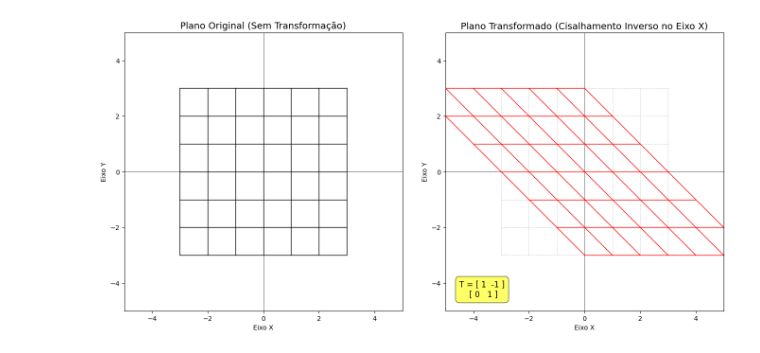
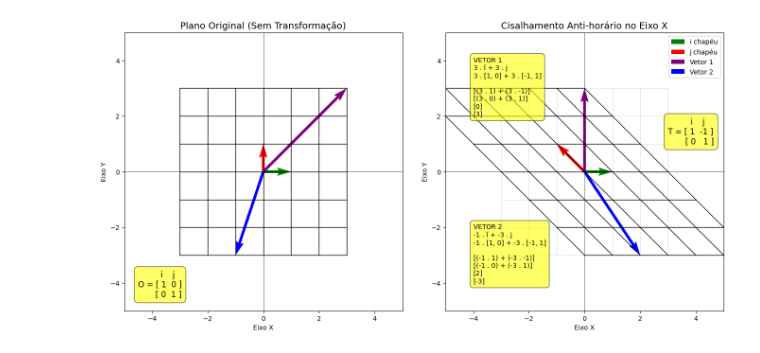
Before and after one commit to Fabo-Barbosa/Matematica-Computacional, a Jupyter notebook: atividade_0/linear_transformation.ipynb, the cells around one changed output. Saved outputs shown, nothing was run; the diff lists cells and outputs as text; code cells hidden in the pictures.

```diff
--- a/atividade_0/linear_transformation.ipynb
+++ b/atividade_0/linear_transformation.ipynb
@@ -53,19 +88,17 @@ plt.show()
 import numpy as np
 import matplotlib.pyplot as plt
 
-# --- 1. Definições de Transformação e Matriz de Cisalhamento ---
-
-# Cisalhamento no eixo X (T = [[1, s], [0, 1]]) com s negativo
+# Cisalhamento no eixo antihorário
 fator_cisalhamento = -1.0
 matriz_cisalhamento = np.array([[1, fator_cisalhamento],
                                 [0, 1]])
 
-# 2. Criação da Grade de Pontos
+# Criação da Grade de Pontos
 limites = np.linspace(-3, 3, 7)
 num_pontos = 50
 eixos_base = np.linspace(limites.min(), limites.max(), num_pontos)
 
-# --- 3. Configuração da Figura com Dois Eixos ---
+#  Configuração da Figura com Dois Eixos
 fig, axes = plt.subplots(nrows=1, ncols=2, figsize=(14, 7))
 ax_original = axes[0]
 ax_transformado = axes[1]
@@ -81,55 +114,75 @@ for ax in axes:
     ax.axvline(0, color='black', linewidth=0.5)
     ax.grid(False)
 
-
-# --------------------------------------------------------
-# 4. Plotagem no PLANO ORIGINAL (ax_original)
-# --------------------------------------------------------
-
 for val in limites:
     ax_original.plot([val, val], [limites.min(), limites.max()],
                      color='black', linestyle='-', linewidth=1)
     ax_original.plot([limites.min(), limites.max()], [val, val],
                      color='black', linestyle='-', linewidth=1)
 ax_original.set_title('Plano Original (Sem Transformação)', fontsize=14)
 
-
-# --------------------------------------------------------
-# 5. Plotagem no PLANO TRANSFORMADO (ax_transformado)
-# --------------------------------------------------------
+# vetores bases no ax original (i, j)
+ax_original.quiver(0, 0, 1, 0, angles='xy', scale_units='xy', scale=1, color='green', width=0.01, label='i chapéu')
+ax_original.quiver(0, 0, 0, 1, angles='xy', scale_units='xy', scale=1, color='red', width=0.01, label='j chapéu')
+ax_original.text(-4.5, -4.5,
+                     '         i    j\nO = [ 1  0 ]\n       [ 0  1 ]',
+                     fontsize=12,
+                     bbox=dict(facecolor='yellow', alpha=0.6, boxstyle='round,pad=0.5'))
+# vetores
+vet1 = np.array([3, 3])
+vet2 = np.array([-1, -3])
+ax_original.quiver(0, 0, vet1[0], vet1[1], angles='xy', scale_units='xy', scale=1, color='purple', width=0.01, label='Vetor 1')
+ax_original.quiver(0, 0, vet2[0], vet2[1], angles='xy', scale_units='xy', scale=1, color='blue', width=0.01, label='Vetor 2')
 
 # Grade Original (Referência Cinza)
 for val in limites:
     ax_transformado.plot([val, val], [limites.min(), limites.max()],
                          color='gray', linestyle=':', linewidth=0.5)
     ax_transformado.plot([limites.min(), limites.max()], [val, val],
                          color='gray', linestyle=':', linewidth=0.5)
 
 # Aplicação da Transformação à Grade (Linhas Vermelhas Transformadas)
 for x in limites:
     linha_original = np.array([np.full(num_pontos, x), eixos_base])
     linha_transformada = matriz_cisalhamento @ linha_original
     ax_transformado.plot(linha_transformada[0, :], linha_transformada[1, :],
-            color='red', linestyle='-', linewidth=1)
+            color='black', linestyle='-', linewidth=1)
 
 for y in limites:
     linha_original = np.array([eixos_base, np.full(num_pontos, y)])
     linha_transformada = matriz_cisalhamento @ linha_original
     ax_transformado.plot(linha_transformada[0, :], linha_transformada[1, :],
-            color='red', linestyle='-', linewidth=1)
+            color='black', linestyle='-', linewidth=1)
 
-ax_transformado.set_title(f'Cisalhamento Antihorário no Eixo X', fontsize=14)
+# vetores bases após a transformação
+i = matriz_cisalhamento @ np.array([1, 0]) # multiplicação de vetor por matriz
+j = matriz_cisalhamento @ np.array([0, 1])
+ax_transformado.quiver(0, 0, i[0], i[1], angles='xy', scale_units='xy', scale=1, color='green', width=0.01, label='i chapéu')
+ax_transformado.quiver(0, 0, j[0], j[1], angles='xy', scale_units='xy', scale=1, color='red', width=0.01, label='j chapéu')
+# Aplicando as transformações nos vetores 1 e 2
+vet1_t = matriz_cisalhamento @ vet1
+vet2_t = matriz_cisalhamento @ vet2
+ax_transformado.quiver(0, 0, vet1_t[0], vet1_t[1], angles='xy', scale_units='xy', scale=1, color='purple', width=0.01, label='Vetor 1')
+ax_transformado.quiver(0, 0, vet2_t[0], vet2_t[1], angles='xy', scale_units='xy', scale=1, color='blue', width=0.01, label='Vetor 2')
+ax_transformado.set_title(f'Cisalhamento Anti-horário no Eixo X', fontsize=14)
 
-# **** LINHA CORRIGIDA PARA SINTAXE MAIS SIMPLES ****
-ax_transformado.text(-4.5, -4.5,
-                     'T = [ 1  -1 ]\n    [ 0   1 ]',
+ax_transformado.text(3.0, 1.0,
+                     '         i    j\nT = [ 1  -1 ]\n       [ 0   1 ]',
                      fontsize=12,
                      bbox=dict(facecolor='yellow', alpha=0.6, boxstyle='round,pad=0.5'))
-# ****************************************************
+# Cálculo dos resultados numericamente
+ax_transformado.text(-4.0, 2.0,
+                     'VETOR 1\n3 . î + 3 . j\n3 . [1, 0] + 3 . [-1, 1]\n\n[(3 . 1) + (3 . -1)]\n[(3 . 0) + (3 . 1)]\n[0]\n[3]',
+                     fontsize=10,
+                     bbox=dict(facecolor='yellow', alpha=0.6, boxstyle='round,pad=0.5'))
+ax_transformado.text(-4.0, -4.0,
+                     'VETOR 2\n-1 . î + -3 . j\n-1 . [1, 0] + -3 . [-1, 1]\n\n[(-1 . 1) + (-3 . -1)]\n[(-1 . 0) + (-3 . 1)]\n[2]\n[-3]',
+                     fontsize=10,
+                     bbox=dict(facecolor='yellow', alpha=0.6, boxstyle='round,pad=0.5'))
 
-# --- 6. Exibição ---
-# Se o erro persistir, comente a linha abaixo!
+# Exibição
 plt.tight_layout(pad=3.0)
+plt.legend()
 plt.show()
 # %% [output]
-[figure, old version]
+[figure, new version]
```
Also changed, not shown: parts of 1 cell of this notebook.
